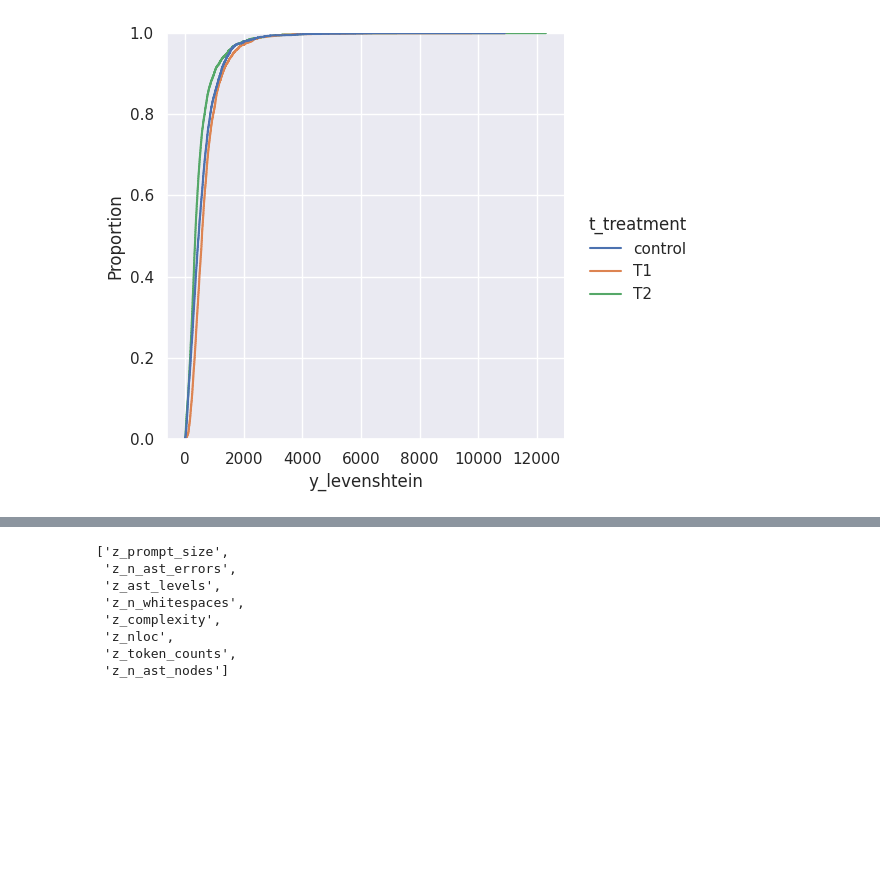
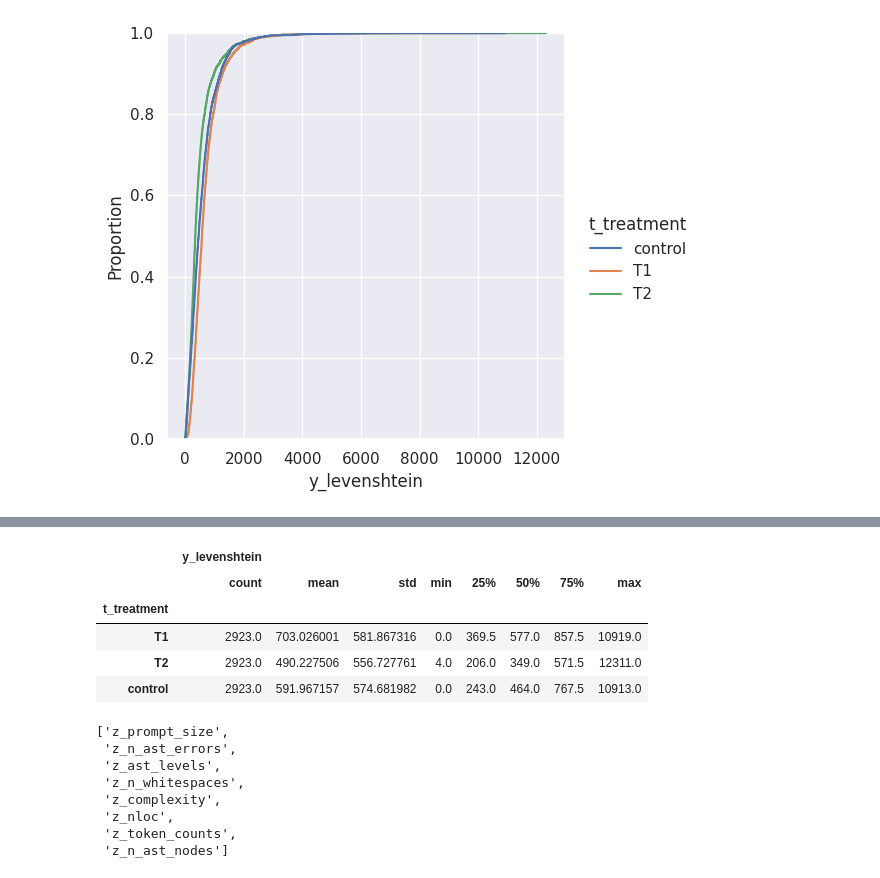
Before and after one commit to WM-SEMERU/galeras-benchmark, a Jupyter notebook: notebooks/01_causal_inference_eda.ipynb, the cells around one changed output, grey strips where cells are left out. Saved outputs shown, nothing was run; the diff lists cells and outputs as text; code cells hidden in the pictures; blank space fills up the shorter version.

```diff
--- a/notebooks/01_causal_inference_eda.ipynb
+++ b/notebooks/01_causal_inference_eda.ipynb
@@ -111,3 +116,12 @@ df[['y_levenshtein','t_treatment']].boxplot( by='t_treatment',
+# %%
+df[['y_levenshtein','t_treatment']].groupby('t_treatment').describe()
+# %% [output]
+|  | y_levenshtein |  |  |  |  |  |  |  |
+|  | count | mean | std | min | 25% | 50% | 75% | max |
+| t_treatment |  |  |  |  |  |  |  |  |
+| T1 | 2923.0 | 703.026001 | 581.867316 | 0.0 | 369.5 | 577.0 | 857.5 | 10919.0 |
+| T2 | 2923.0 | 490.227506 | 556.727761 | 4.0 | 206.0 | 349.0 | 571.5 | 12311.0 |
+| control | 2923.0 | 591.967157 | 574.681982 | 0.0 | 243.0 | 464.0 | 767.5 | 10913.0 |
 # %%
 from scipy import stats
 # %%
```
Also changed, not shown: parts of 3 cells of this notebook, 14 other files.
